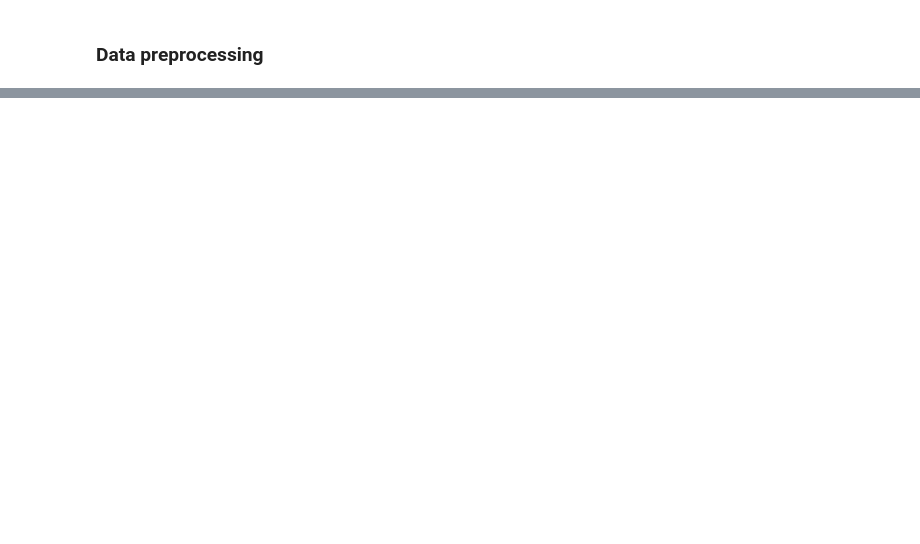
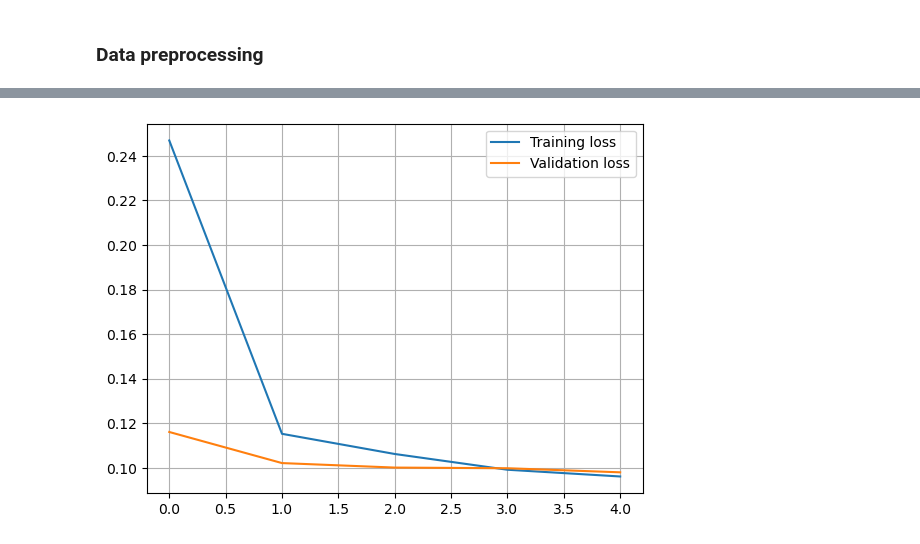
Before and after one commit to ederkaww/EmotionClassification, a Jupyter notebook: emotion_classification.ipynb, the cells around one changed output, grey strips where cells are left out. Saved outputs shown, nothing was run; the diff lists cells and outputs as text; code cells hidden in the pictures; blank space fills up the shorter version.

Commit message:
add data preprocessing and model training

```diff
--- a/emotion_classification.ipynb
+++ b/emotion_classification.ipynb
@@ -179,0 +243,3 @@ plt.show()
+# %%
+y_train = pd.get_dummies(y_train, dtype=int)
+y_test = pd.get_dummies(y_test, dtype=int)
@@ -179,0 +269,18 @@ plt.show()
+# %%
+embedding_layer = Embedding(
+    vocab_size,
+    EMBEDDING_DIM,
+    embeddings_initializer=Constant(embedding_matrix),
+    input_length=max_length,
+    trainable=False)
+# %%
+sequence_input = Input(shape=(X_train.shape[1],))
+embedding_sequences = embedding_layer(sequence_input)
+
+x = Bidirectional(LSTM(64, dropout=0.2, recurrent_dropout=0.2))(embedding_sequences)
+outputs = Dense(6, activation='softmax')(x)
+
+model = Model(sequence_input, outputs)
+
+model.compile(optimizer='adam', loss='categorical_crossentropy', metrics=['accuracy'])
+model.summary()
@@ -179,0 +306,3 @@ plt.show()
+# %%
+# Limited to 5 epochs due to time and resource constraints. You can increase number of epochs.
+history = model.fit(X_train , y_train, validation_split=0.2, epochs=5)
@@ -179,0 +320,12 @@ plt.show()
+# %%
+loss = history.history['loss']
+val_loss = history.history['val_loss']
+
+plt.plot(loss, label="Training loss")
+plt.plot(val_loss, label="Validation loss")
+
+plt.legend()
+plt.grid()
+plt.show()
+# %% [output]
+[figure, added]
```
Also changed, not shown: parts of 13 cells of this notebook, 1 other file.
